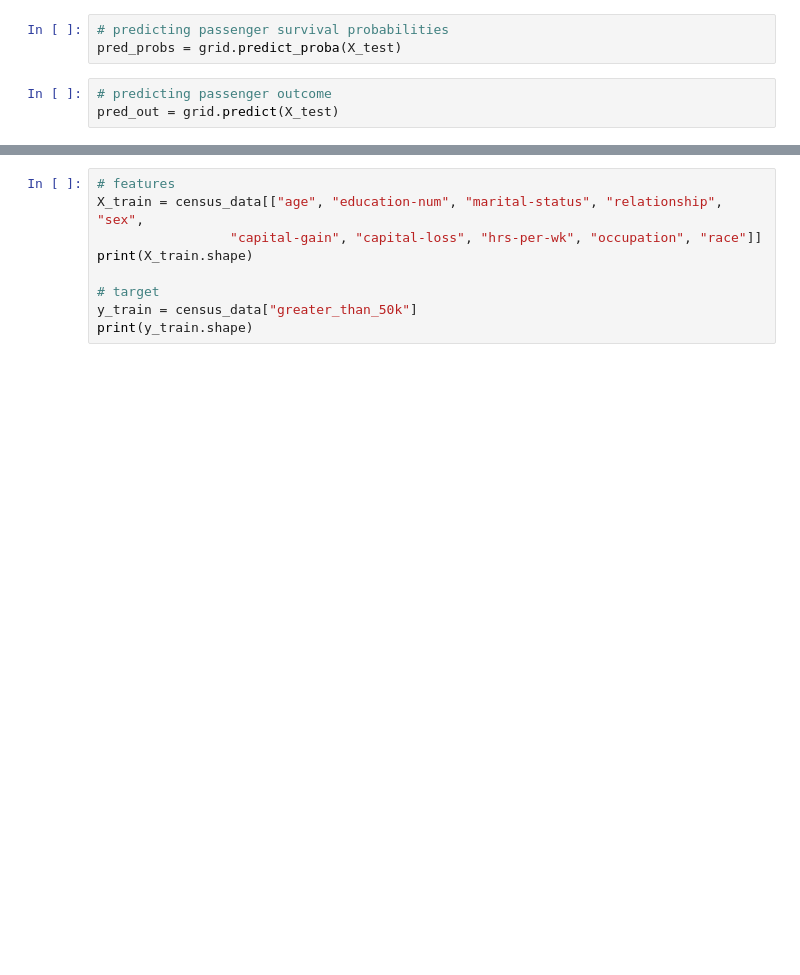
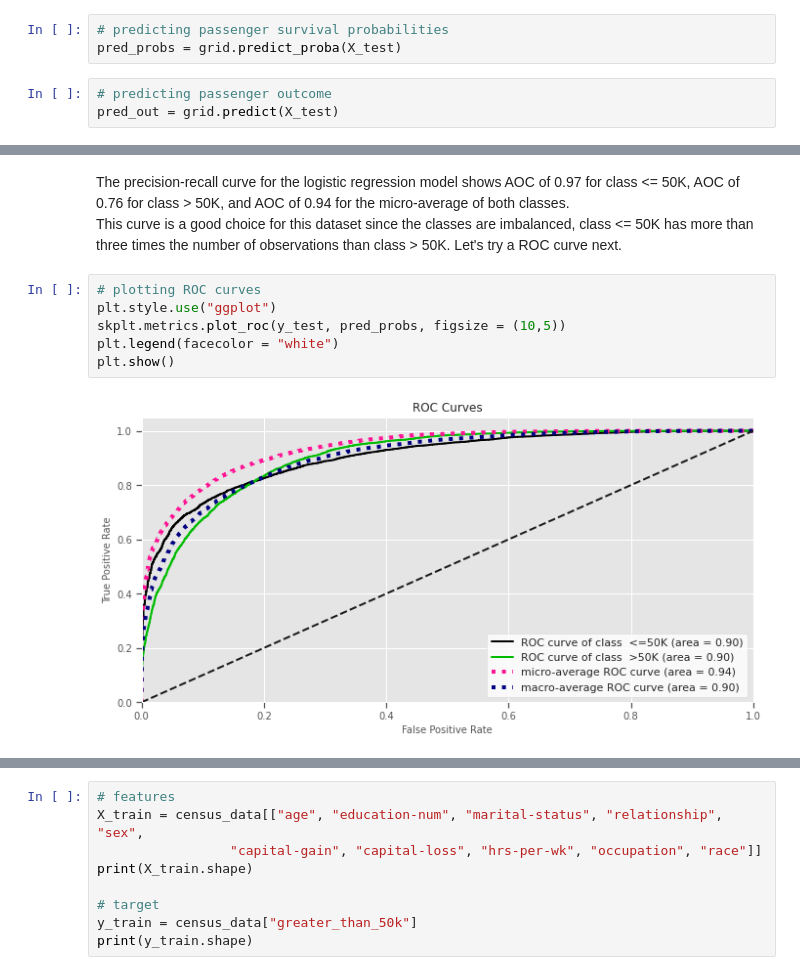
Before and after one commit to crosstrack10/data-science-projects, a Jupyter notebook: census_income_classification.ipynb, the cells around one changed output, grey strips where cells are left out. Cells and saved outputs as stored; diff of their text form; blank space fills up the shorter version.

```diff
--- a/census_income_classification.ipynb
+++ b/census_income_classification.ipynb
@@ -438,0 +463,11 @@ pred_results.head(10)
+# %% [markdown]
+The precision-recall curve for the logistic regression model shows AOC of 0.97 for class <= 50K, AOC of 0.76 for class > 50K, and AOC of 0.94 for the micro-average of both classes.
+This curve is a good choice for this dataset since the classes are imbalanced, class <= 50K has more than three times the number of observations than class > 50K. Let's try a ROC curve next.
+# %%
+# plotting ROC curves
+plt.style.use("ggplot")
+skplt.metrics.plot_roc(y_test, pred_probs, figsize = (10,5))
+plt.legend(facecolor = "white")
+plt.show()
+# %% [output]
+[figure, added]
```
Also changed, not shown: parts of 50 cells of this notebook.
